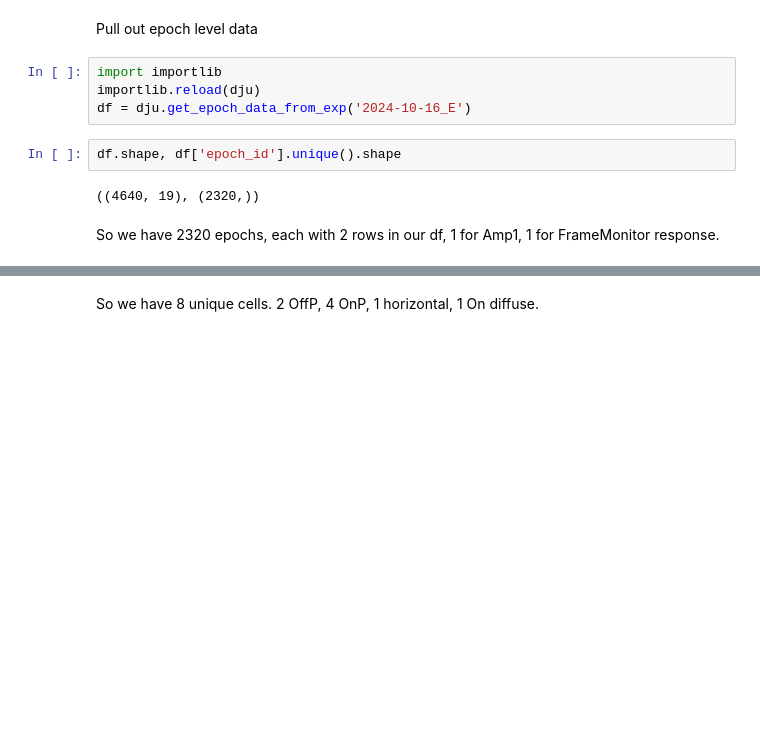
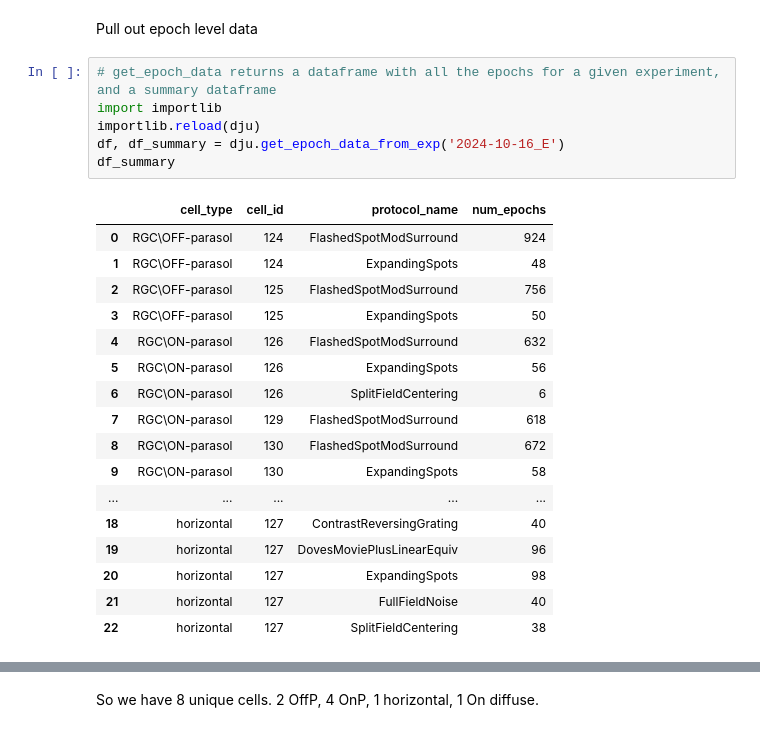
Before and after one commit to vmr160030/datajoint, a Jupyter notebook: nbs/202503_singlecell_methods.ipynb, the cells around one changed output, grey strips where cells are left out. Cells and saved outputs as stored; diff of their text form; blank space fills up the shorter version.

Commit message:
updated to use patch data obj

```diff
--- a/nbs/202503_singlecell_methods.ipynb
+++ b/nbs/202503_singlecell_methods.ipynb
@@ -57,12 +57,26 @@ pop.append_data(data_dir, meta_dir, tags_dir, username, db)
 # %% [markdown]
 Pull out epoch level data
 # %%
+# get_epoch_data returns a dataframe with all the epochs for a given experiment, and a summary dataframe
 import importlib
 importlib.reload(dju)
-df = dju.get_epoch_data_from_exp('2024-10-16_E')
+df, df_summary = dju.get_epoch_data_from_exp('2024-10-16_E')
+df_summary
+# %% [output]
+|  | cell_type | cell_id | protocol_name | num_epochs |
+| 0 | RGC\OFF-parasol | 124 | FlashedSpotModSurround | 924 |
+| 1 | RGC\OFF-parasol | 124 | ExpandingSpots | 48 |
+| 2 | RGC\OFF-parasol | 125 | FlashedSpotModSurround | 756 |
+| 3 | RGC\OFF-parasol | 125 | ExpandingSpots | 50 |
+| 4 | RGC\ON-parasol | 126 | FlashedSpotModSurround | 632 |
+| 5 | RGC\ON-parasol | 126 | ExpandingSpots | 56 |
+| 6 | RGC\ON-parasol | 126 | SplitFieldCentering | 6 |
+| 7 | RGC\ON-parasol | 129 | FlashedSpotModSurround | 618 |
+| 8 | RGC\ON-parasol | 130 | FlashedSpotModSurround | 672 |
+| 9 | RGC\ON-parasol | 130 | ExpandingSpots | 58 |
+| ... | ... | ... | ... | ... |
+| 18 | horizontal | 127 | ContrastReversingGrating | 40 |
+| 19 | horizontal | 127 | DovesMoviePlusLinearEquiv | 96 |
+| 20 | horizontal | 127 | ExpandingSpots | 98 |
+| 21 | horizontal | 127 | FullFieldNoise | 40 |
+| 22 | horizontal | 127 | SplitFieldCentering | 38 |
-# %%
-df.shape, df['epoch_id'].unique().shape
-# %% [output]
-((4640, 19), (2320,))
-# %% [markdown]
-So we have 2320 epochs, each with 2 rows in our df, 1 for Amp1, 1 for FrameMonitor response.
```
Also changed, not shown: parts of 19 cells of this notebook.
